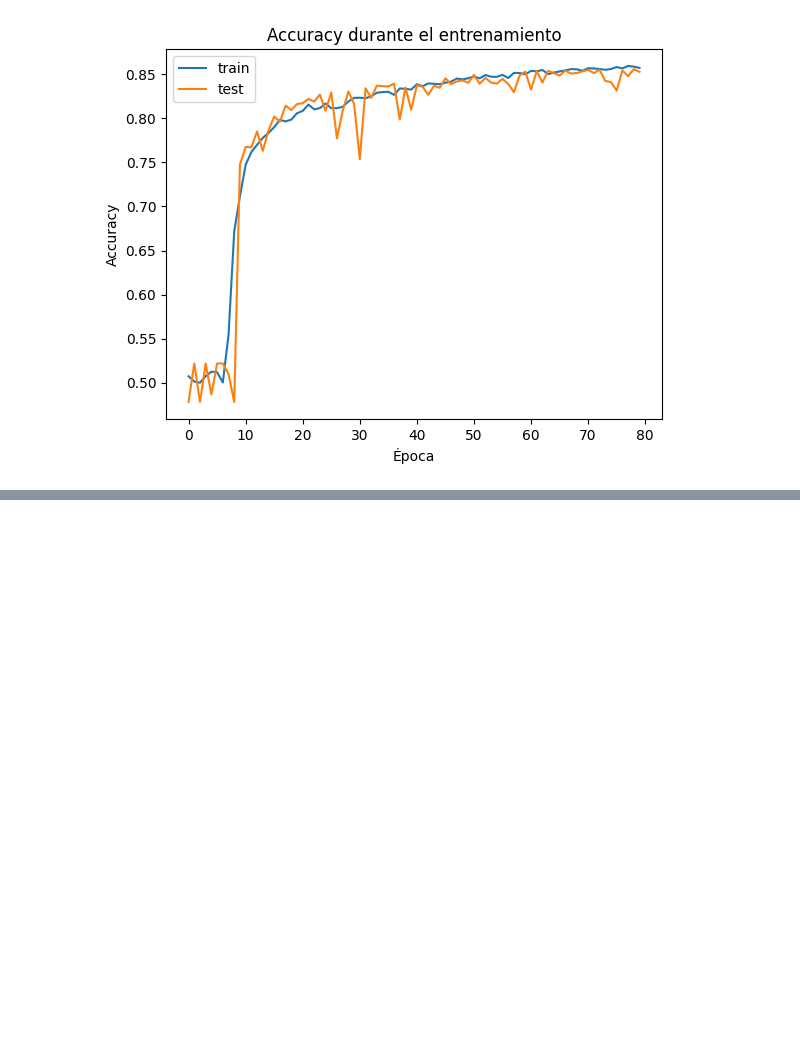
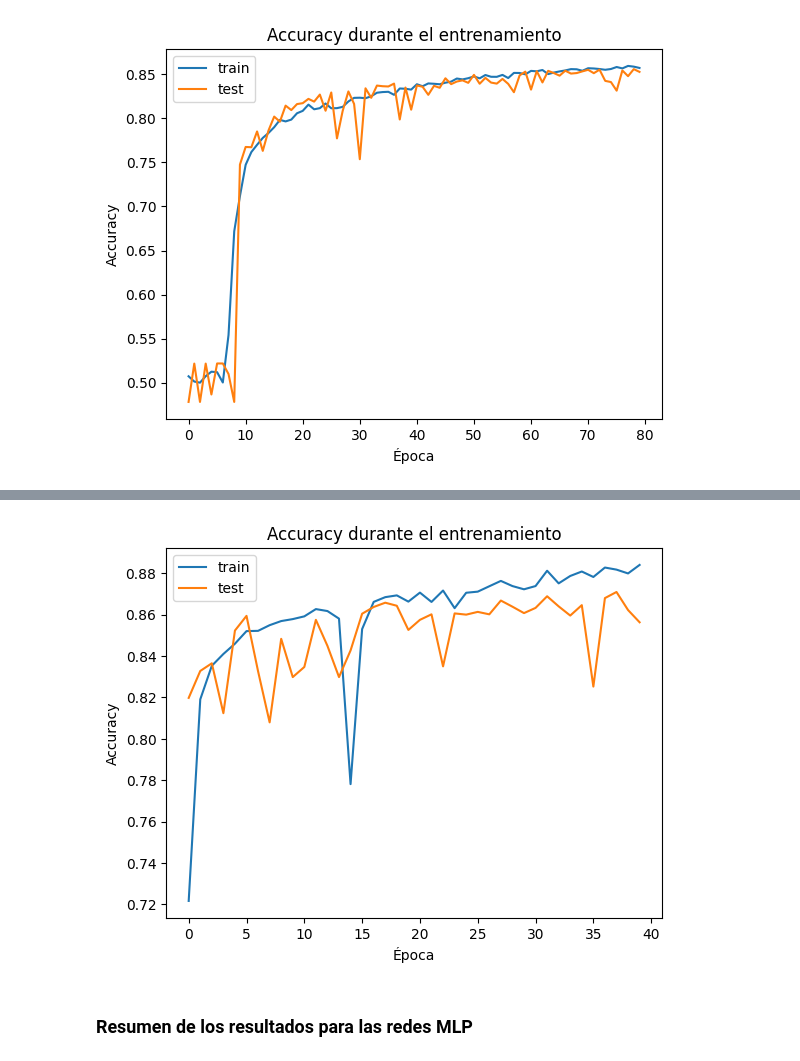
Before and after one commit to nachopalmieri/TP_ML_Aiasa_Fassanelli_Palmieri, a Jupyter notebook: tp3_celebfaces.ipynb, the cells around one changed output, grey strips where cells are left out. Cells and saved outputs as stored; diff of their text form; code cells hidden in the pictures; blank space fills up the shorter version.

```diff
--- a/tp3_celebfaces.ipynb
+++ b/tp3_celebfaces.ipynb
@@ -852,0 +975,36 @@ learning_curve(history_mlp_8)
+# %%
+model_mlp_5 = Sequential([
+    Flatten(input_shape=(SIZE,SIZE,IMAGES_CHANNELS)),
+
+    Dense(50, activation='relu'),
+    Dense(50, activation='relu'),
+    Dense(50, activation='relu'),
+    Dense(50, activation='relu'),
+    Dense(50, activation='relu'),
+    Dense(25, activation='relu'),
+    Dense(25, activation='relu'),
+    Dense(25, activation='relu'),
+    Dense(25, activation='relu'),
+    Dense(25, activation='relu'),
+
+    Dense(60, activation='relu'),
+    Dense(60, activation='relu'),
+    Dense(60, activation='relu'),
+    Dense(60, activation='relu'),
+    Dense(60, activation='relu'),
+    Dense(30, activation='relu'),
+    Dense(30, activation='relu'),
+    Dense(30, activation='relu'),
+    Dense(30, activation='relu'),
+    Dense(30, activation='relu'),
+
+    Dense(1, activation='sigmoid'),
+])
+
+model_mlp_5.compile(
+    optimizer='adam',
+    loss='binary_crossentropy',
+    metrics=['accuracy',],
+)
+
+model_mlp_5.summary()
@@ -852,0 +1029,7 @@ learning_curve(history_mlp_8)
+# %%
+history_mlp_9 = model_mlp_5.fit(
+    train_generator,
+    epochs=40,
+    batch_size=128,
+    validation_data=test_generator
+)
@@ -852,0 +1054,6 @@ learning_curve(history_mlp_8)
+# %%
+learning_curve(history_mlp_9)
+# %% [output]
+[figure, added]
+# %% [markdown]
+### Resumen de los resultados para las redes **MLP**
```
Also changed, not shown: parts of 49 cells of this notebook.
